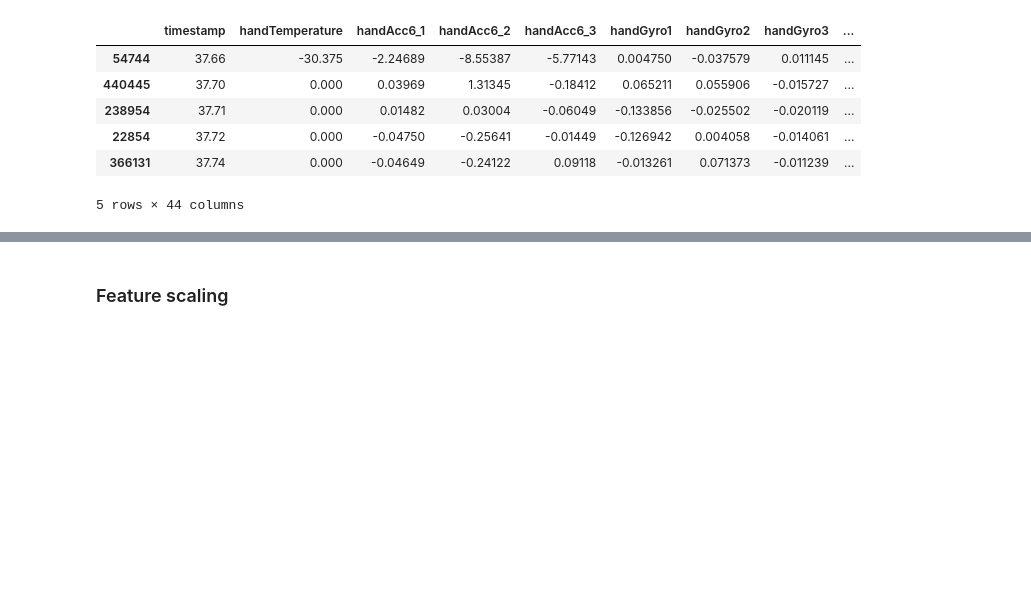
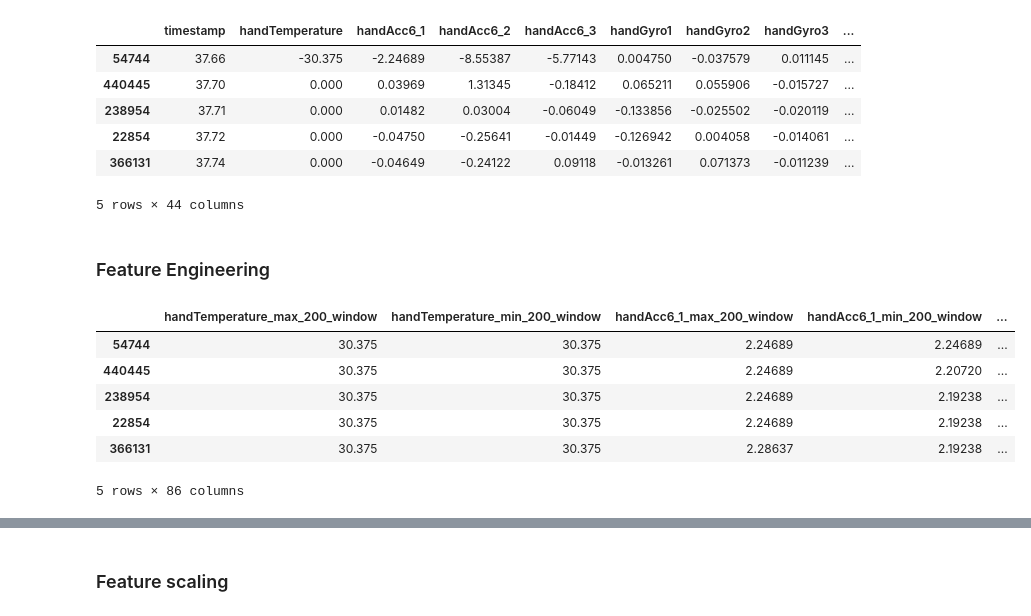
Before and after one commit to Jiarui-Chen/physical-activity-clustering, a Jupyter notebook: preprocess/preprocess.ipynb, the cells around one changed output, grey strips where cells are left out. Saved outputs shown, nothing was run; the diff lists cells and outputs as text; code cells hidden in the pictures; blank space fills up the shorter version.

```diff
--- a/preprocess/preprocess.ipynb
+++ b/preprocess/preprocess.ipynb
@@ -133,3 +133,5 @@ raw_filtered.head(5)
 | 22854 | 37.72 | 0.000 | -0.04750 | -0.25641 | -0.01449 | -0.126942 | 0.004058 | -0.014061 | ... |
 | 366131 | 37.74 | 0.000 | -0.04649 | -0.24122 | 0.09118 | -0.013261 | 0.071373 | -0.011239 | ... |
 5 rows × 44 columns
+# %% [markdown]
+### Feature Engineering
@@ -135,0 +155,12 @@ raw_filtered.head(5)
+# %%
+raw_imputed_copy = raw_imputed.copy()
+window_max_min_feature_df = calc_feature_rolling_max_and_min(raw_imputed_copy, list(raw_imputed_copy.columns)[1:], keep_original_data=False)
+window_max_min_feature_df.head(5)
+# %% [output]
+|  | handTemperature_max_200_window | handTemperature_min_200_window | handAcc6_1_max_200_window | handAcc6_1_min_200_window | ... |
+| 54744 | 30.375 | 30.375 | 2.24689 | 2.24689 | ... |
+| 440445 | 30.375 | 30.375 | 2.24689 | 2.20720 | ... |
+| 238954 | 30.375 | 30.375 | 2.24689 | 2.19238 | ... |
+| 22854 | 30.375 | 30.375 | 2.24689 | 2.19238 | ... |
+| 366131 | 30.375 | 30.375 | 2.28637 | 2.19238 | ... |
+5 rows × 86 columns
```
Also changed, not shown: parts of 4 cells of this notebook.
